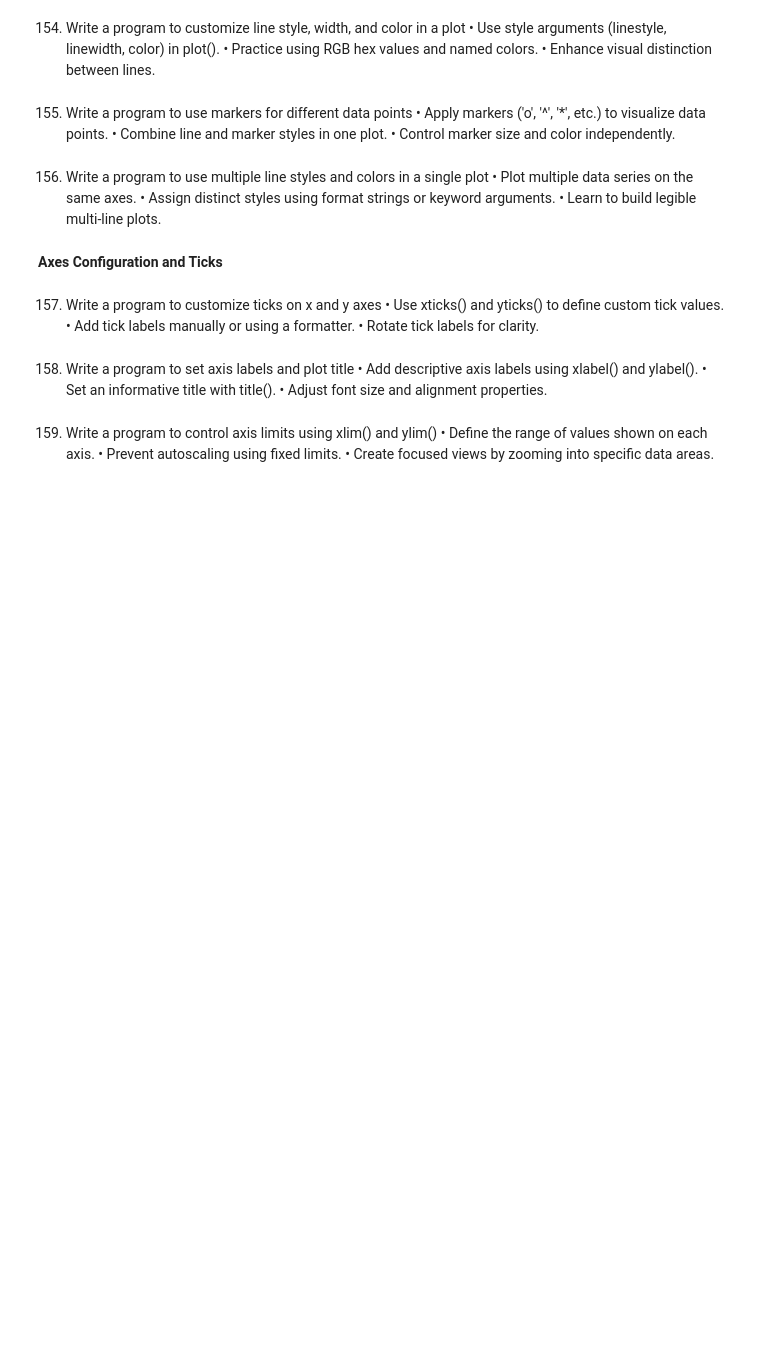
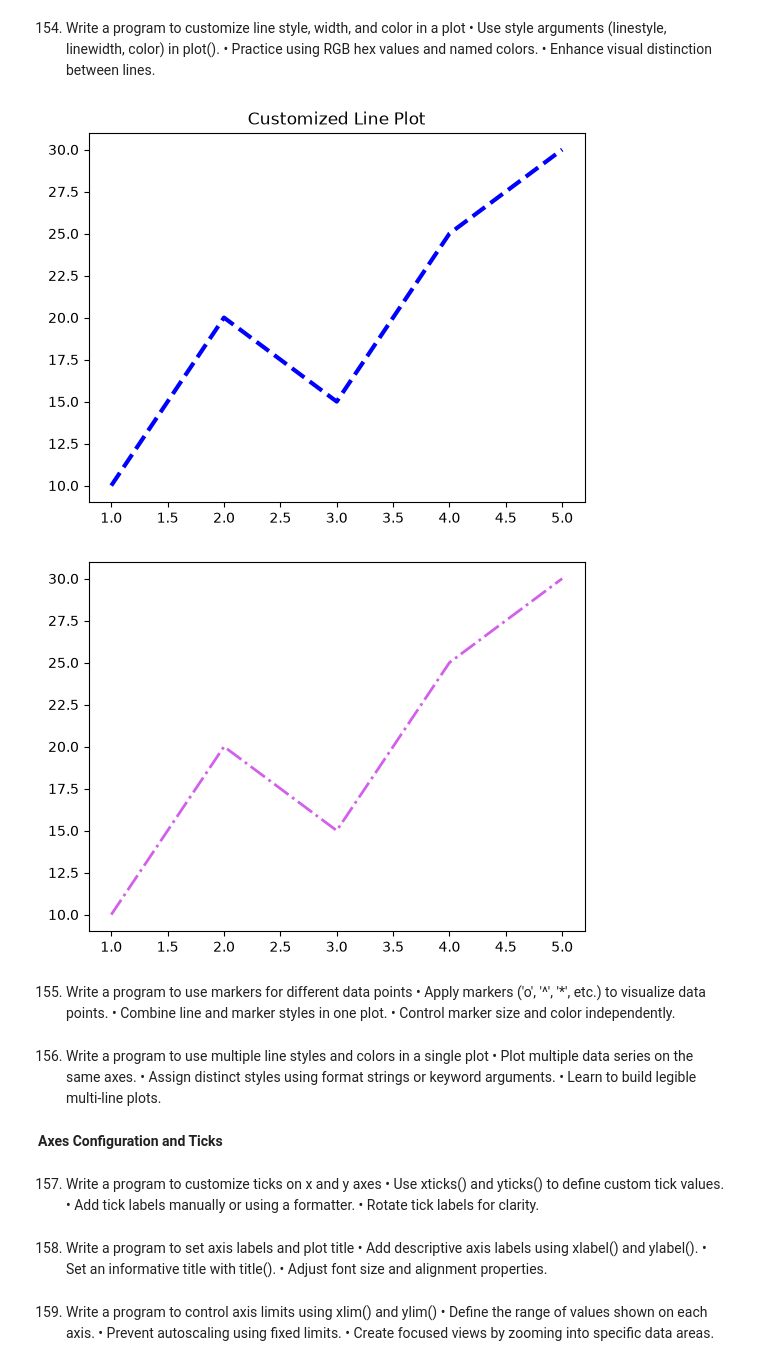
Before and after one commit to NiyatiRaiyani/25AIML060-PYTHON, a Jupyter notebook: Lab-25 Practical 11.ipynb, the cells around one changed output. Cells and saved outputs as stored; diff of their text form; code cells hidden in the pictures; blank space fills up the shorter version.

```diff
--- a/Lab-25 Practical 11.ipynb
+++ b/Lab-25 Practical 11.ipynb
@@ -375,6 +416,38 @@ Plot Styling — Lines, Colors, Markers
 • Use style arguments (linestyle, linewidth, color) in plot().
 • Practice using RGB hex values and named colors.
 • Enhance visual distinction between lines.
+# %%
+x = [1, 2, 3, 4, 5]
+y = [10, 20, 15, 25, 30]
+
+plt.plot(
+    x,
+    y,
+    linestyle='--',
+    linewidth=3,
+    color='blue'
+)
+
+plt.title("Customized Line Plot")
+
+plt.show()
+
+
+#You can also use a hexadecimal color:
+
+
+plt.plot(
+    x,
+    y,
+    linestyle='-.',
+    linewidth=2,
+    color="#D360EA"
+)
+
+plt.show()
+# %% [output]
+[figure, added]
+[figure, added]
 # %% [markdown]
 155. Write a program to use markers for different data points
 • Apply markers ('o', '^', '*', etc.) to visualize data points.
```
Also changed, not shown: parts of 3 cells of this notebook.
